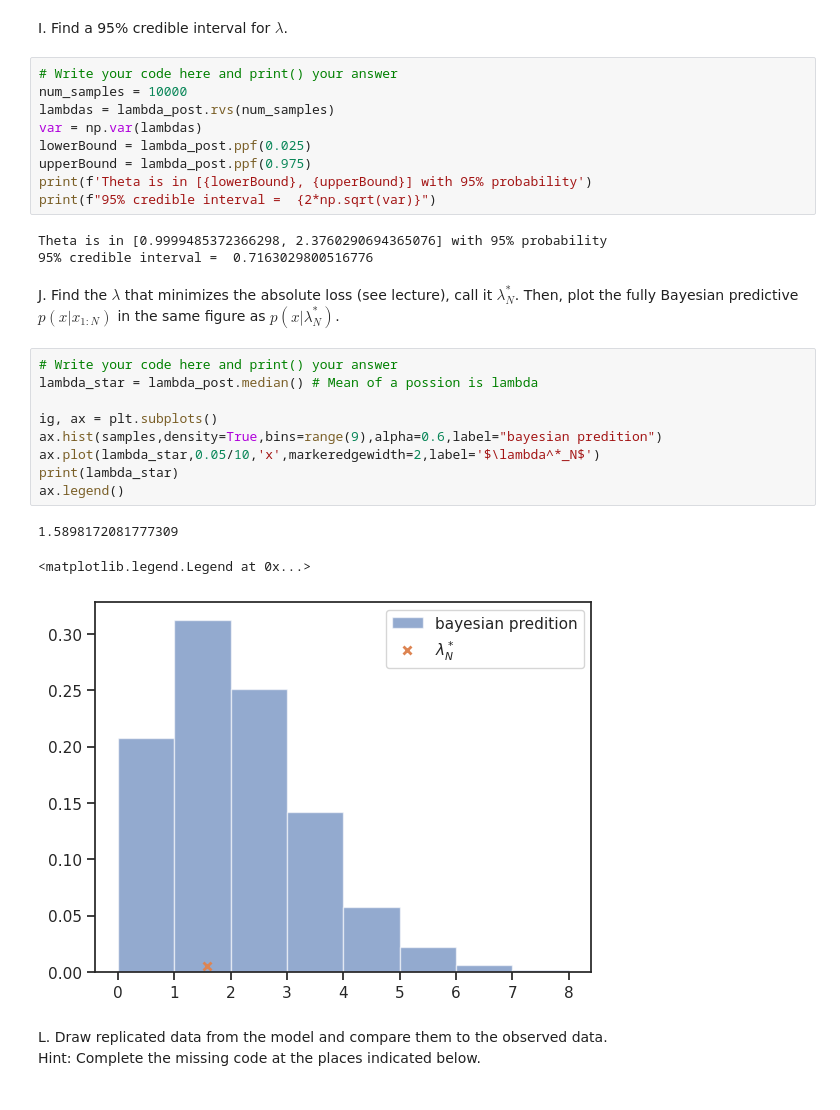
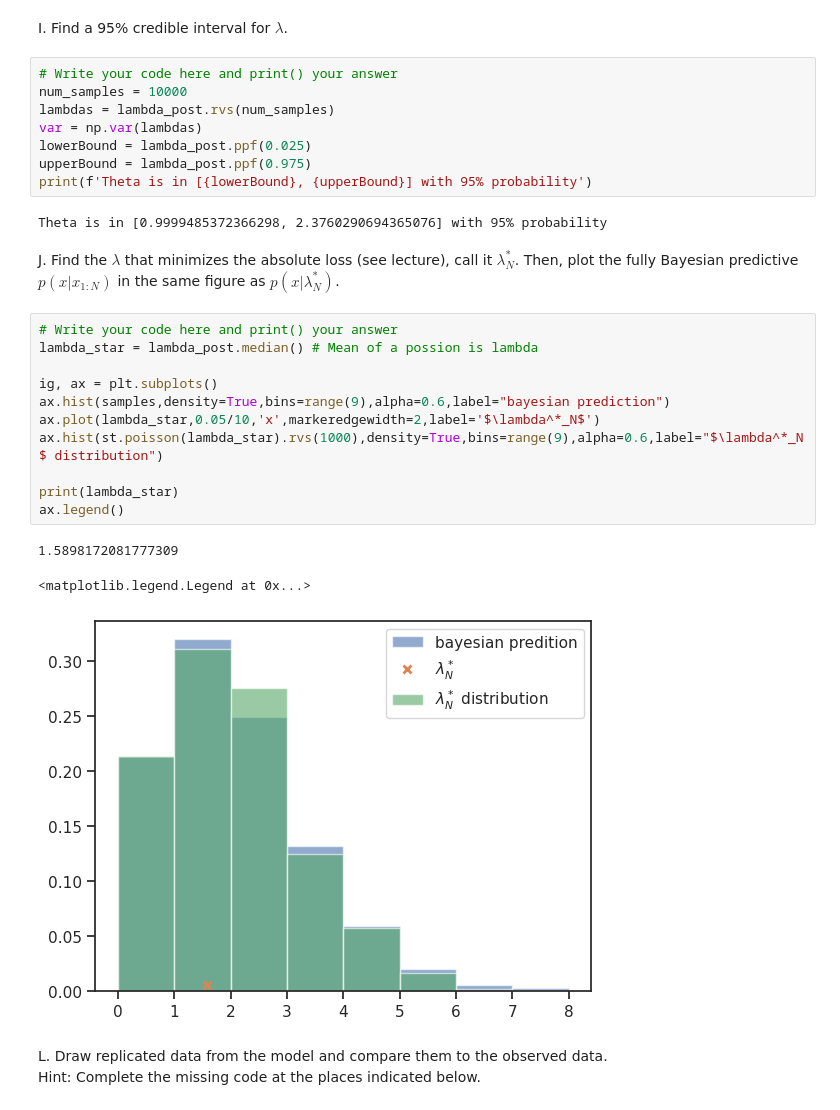
Before and after one commit to zeligerstav/data-analytics-se, a Jupyter notebook: lecturebook/homework/homework-03.ipynb, the cells around one changed output. Saved outputs shown, nothing was run; the diff lists cells and outputs as text.

```diff
--- a/lecturebook/homework/homework-03.ipynb
+++ b/lecturebook/homework/homework-03.ipynb
@@ -690,26 +690,26 @@ var = np.var(lambdas)
 lowerBound = lambda_post.ppf(0.025)
 upperBound = lambda_post.ppf(0.975)
 print(f'Theta is in [{lowerBound}, {upperBound}] with 95% probability')
-print(f"95% credible interval =  {2*np.sqrt(var)}")
 # %% [output]
 Theta is in [0.9999485372366298, 2.3760290694365076] with 95% probability
-95% credible interval =  0.7163029800516776
 # %% [markdown]
 J. Find the $\lambda$ that minimizes the absolute loss (see lecture), call it $\lambda^*_N$.
 Then, plot the fully Bayesian predictive $p(x|x_{1:N})$ in the same figure as $p(x|\lambda^*_N)$.
 # %%
 # Write your code here and print() your answer
 lambda_star = lambda_post.median() # Mean of a possion is lambda
 
 ig, ax = plt.subplots()
-ax.hist(samples,density=True,bins=range(9),alpha=0.6,label="bayesian predition")
+ax.hist(samples,density=True,bins=range(9),alpha=0.6,label="bayesian prediction")
 ax.plot(lambda_star,0.05/10,'x',markeredgewidth=2,label='$\lambda^*_N$')
+ax.hist(st.poisson(lambda_star).rvs(1000),density=True,bins=range(9),alpha=0.6,label="$\lambda^*_N$ distribution")
+
 print(lambda_star)
 ax.legend()
 # %% [output]
 1.5898172081777309
 <matplotlib.legend.Legend at 0x...>
-[figure, old version]
+[figure, new version]
 # %% [markdown]
 L. Draw replicated data from the model and compare them to the observed data.
 <br>
```
Also changed, not shown: parts of 13 cells of this notebook, 1 other file.
